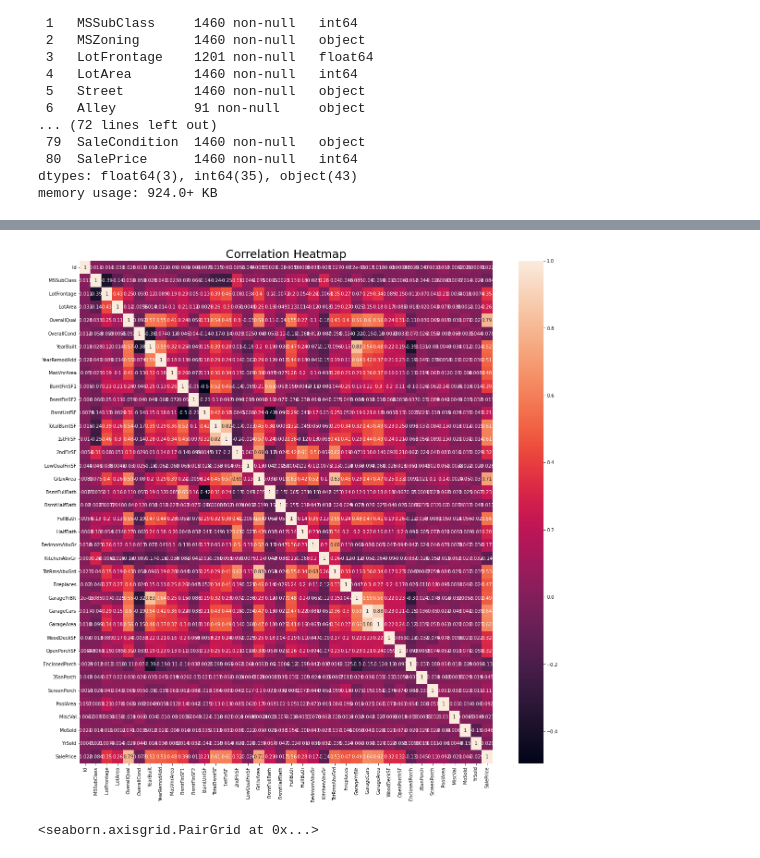
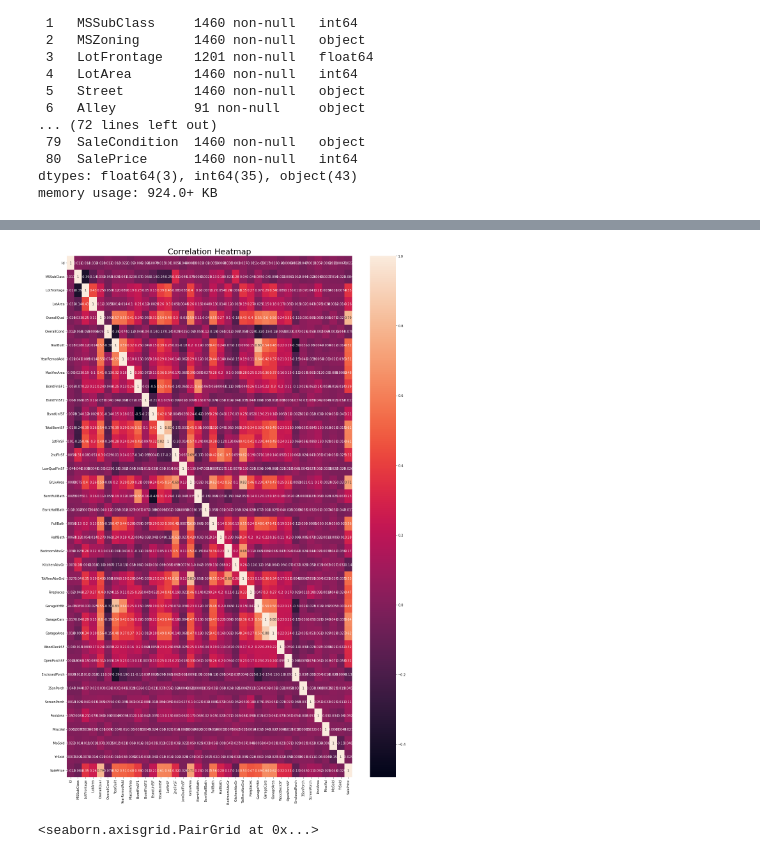
Before and after one commit to ayushash1/machine_learning, a Jupyter notebook: houseprices.ipynb, the cells around one changed output, grey strips where cells are left out. Drawn from its saved outputs; the diff is of its cells as text; code cells hidden in the pictures.

```diff
--- a/houseprices.ipynb
+++ b/houseprices.ipynb
@@ -45,10 +64,10 @@ memory usage: 924.0+ KB
 # %%
-plt.figure(figsize=(20,20))
+plt.figure(figsize=(20,30))
 sns.heatmap(df.corr(),annot=True)
 plt.title("Correlation Heatmap", fontsize=25)
 plt.show()
 # %% [output]
-[figure, old version]
+[figure, new version]
 # %%
 important_num_cols = list(df.corr()["SalePrice"][(df.corr()["SalePrice"]>0.50)|(df.corr()["SalePrice"]<-0.50)].index)
 cat_cols = ["MSZoning", "Utilities","BldgType","Heating","KitchenQual","SaleCondition","LandSlope"]
```
Also changed, not shown: parts of 3 cells of this notebook.
